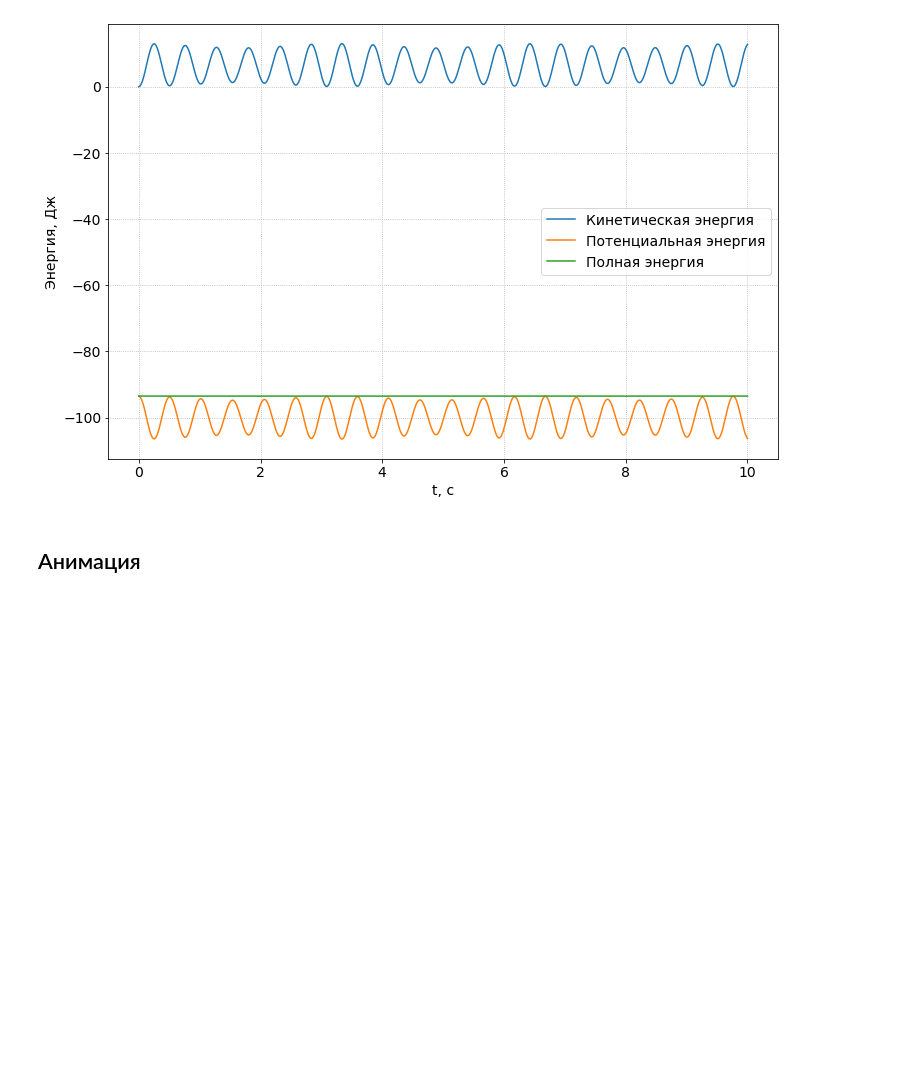
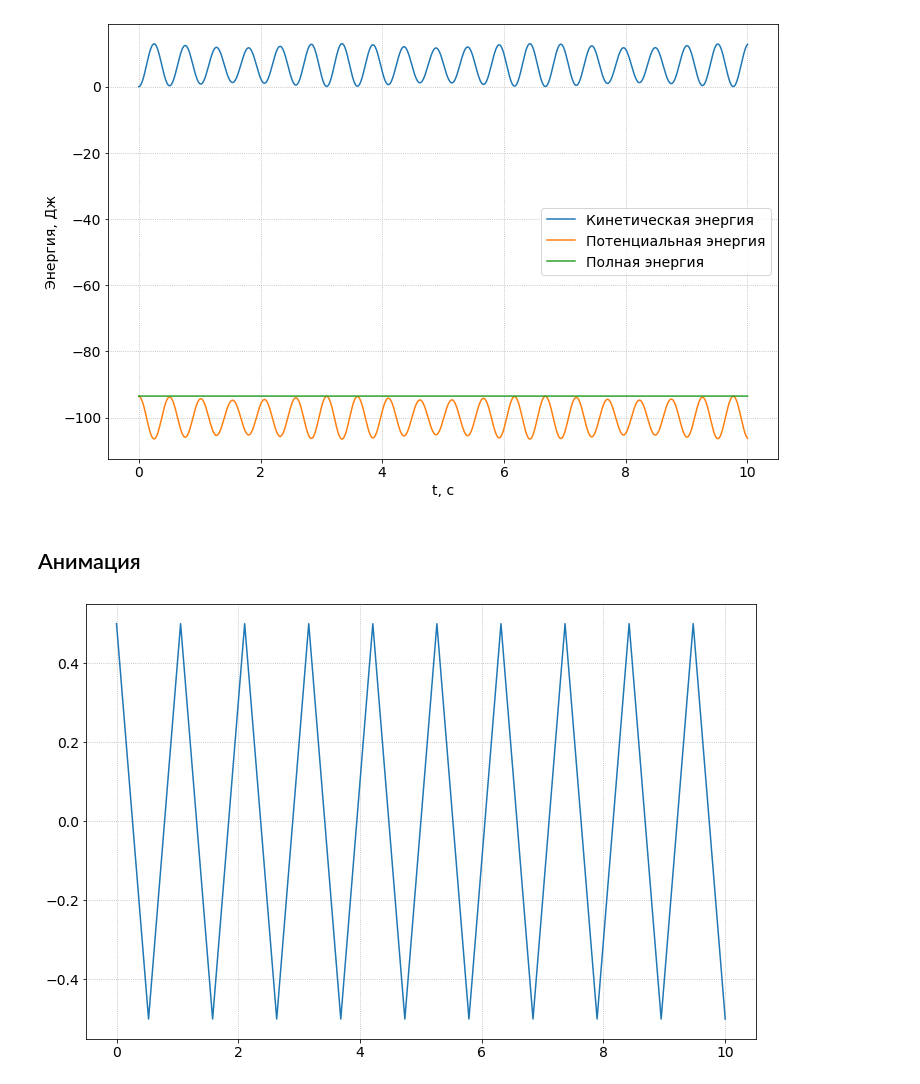
Before and after one commit to Kidinnu/classes_programming, a Jupyter notebook: examples/Lagrange.ipynb, the cells around one changed output. Drawn from its saved outputs; the diff is of its cells as text; code cells hidden in the pictures; blank space fills up the shorter version.

```diff
--- a/examples/Lagrange.ipynb
+++ b/examples/Lagrange.ipynb
@@ -391,8 +392,14 @@ n_rA = lambdify(params_and_state, r2)
 # %%
+# Функция создает набор координат x,y для построения зигзагообразной линии, которая изображает пружину
 def get_spring_line(length, coils, diameter):
     x = np.linspace(0,length,coils*2)
     y = [ diameter*0.5*(-1)**i for i in range(len(x))]
     return np.array([x,y])
+
+xy = get_spring_line(10, 10, 1)
+plt.plot(xy[0],xy[1]);
+# %% [output]
+[figure, added]
 # %%
 # матрица поворота
 nAz = lambda x: np.matrix([ [np.cos(x), -np.sin(x)], [np.sin(x), np.cos(x)] ])
```
Also changed, not shown: parts of 3 cells of this notebook.
